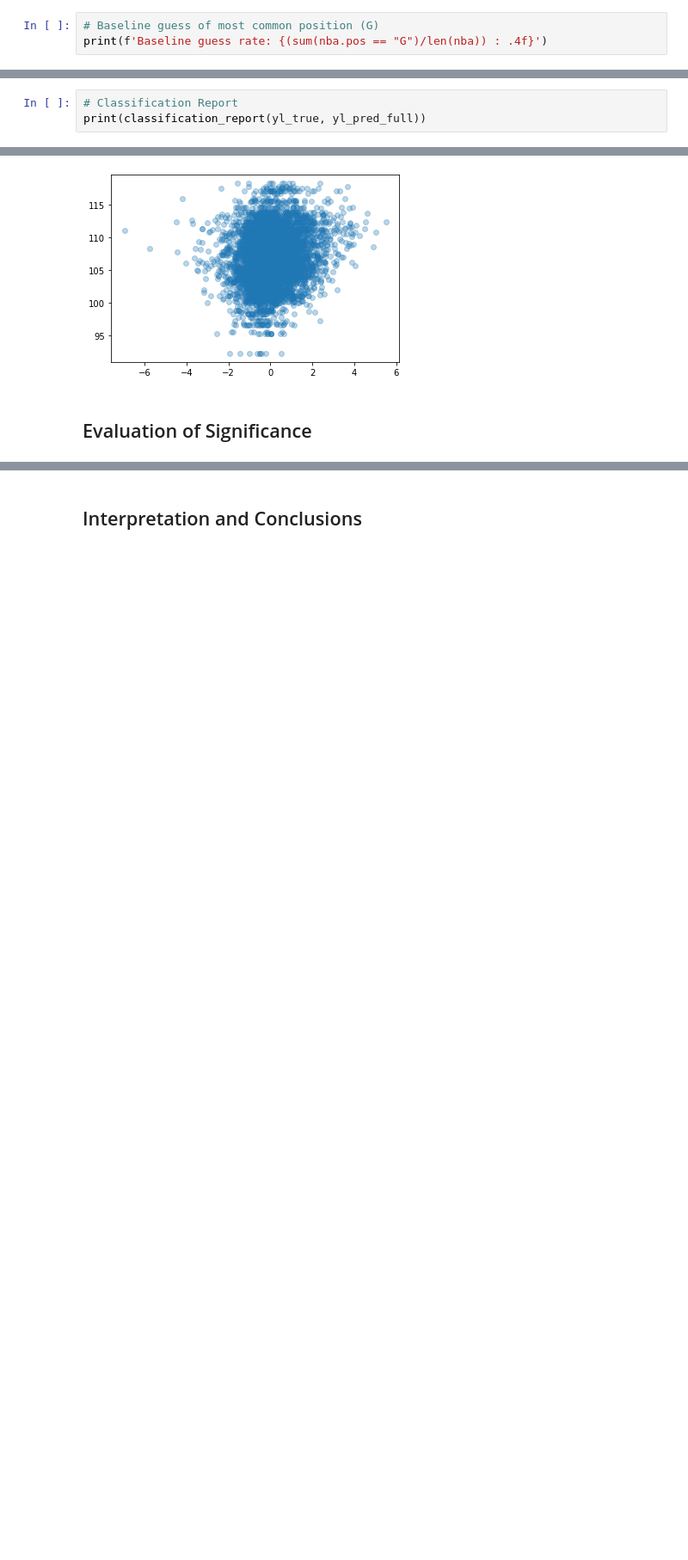
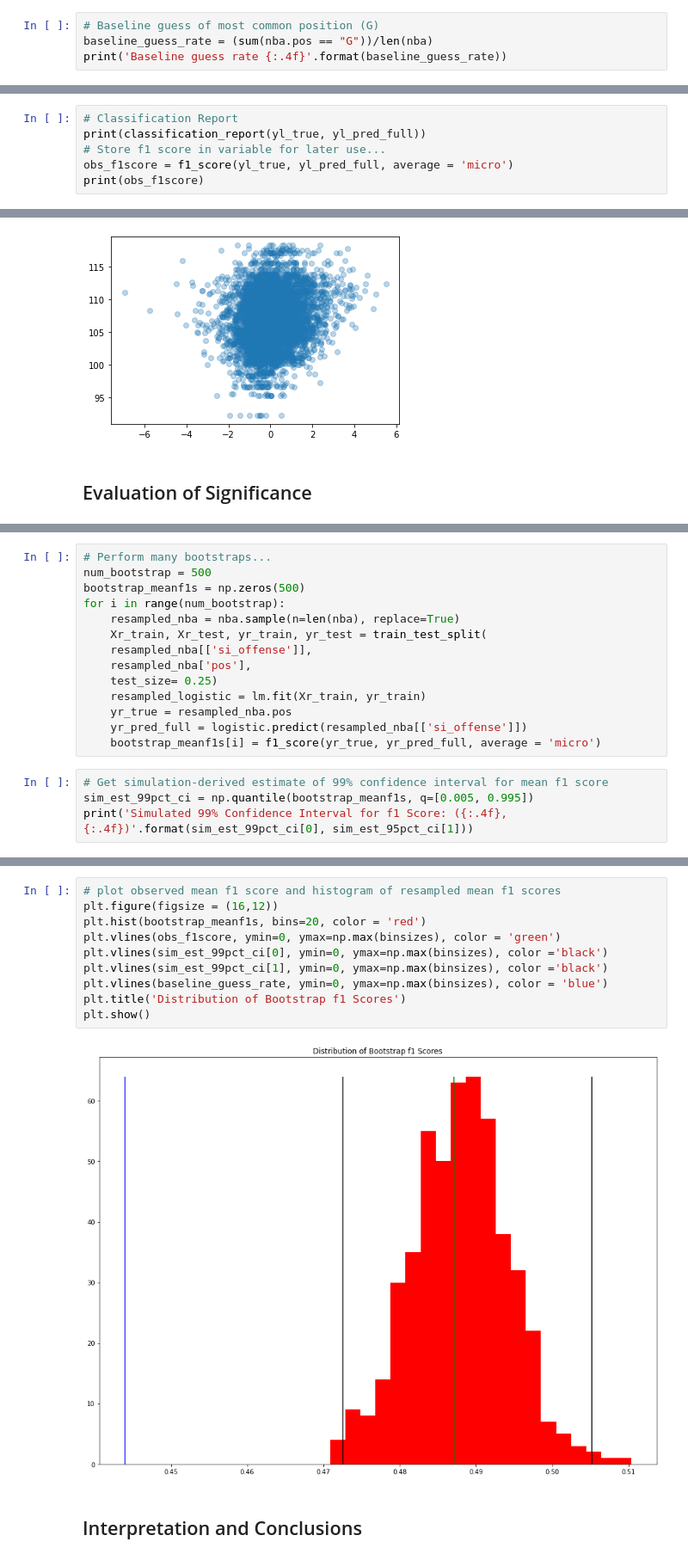
Before and after one commit to MAhram1/INFO-2950-Project, a Jupyter notebook: proj4.ipynb, the cells around one changed output, grey strips where cells are left out. Shown at 86% size. Drawn from its saved outputs; the diff is of its cells as text; blank space fills up the shorter version.

```diff
--- a/proj4.ipynb
+++ b/proj4.ipynb
@@ -572,4 +573,5 @@ Mean cross-validated testing accuracy:  0.4895
 # %%
 # Baseline guess of most common position (G)
-print(f'Baseline guess rate: {(sum(nba.pos == "G")/len(nba)) : .4f}')
+baseline_guess_rate = (sum(nba.pos == "G"))/len(nba)
+print('Baseline guess rate {:.4f}'.format(baseline_guess_rate))
 # %% [output]
@@ -594,6 +596,9 @@ plt.show()
 # %%
 # Classification Report
 print(classification_report(yl_true, yl_pred_full))
+# Store f1 score in variable for later use...
+obs_f1score = f1_score(yl_true, yl_pred_full, average = 'micro')
+print(obs_f1score)
 # %% [output]
               precision    recall  f1-score   support
 
@@ -720,0 +730,18 @@ plt.show()
+# %%
+# Perform many bootstraps...
+num_bootstrap = 500
+bootstrap_meanf1s = np.zeros(500)
+for i in range(num_bootstrap):
+    resampled_nba = nba.sample(n=len(nba), replace=True)
+    Xr_train, Xr_test, yr_train, yr_test = train_test_split(
+    resampled_nba[['si_offense']],
+    resampled_nba['pos'],
+    test_size= 0.25)
+    resampled_logistic = lm.fit(Xr_train, yr_train)
+    yr_true = resampled_nba.pos
+    yr_pred_full = logistic.predict(resampled_nba[['si_offense']])
+    bootstrap_meanf1s[i] = f1_score(yr_true, yr_pred_full, average = 'micro')
+# %%
+# Get simulation-derived estimate of 99% confidence interval for mean f1 score
+sim_est_99pct_ci = np.quantile(bootstrap_meanf1s, q=[0.005, 0.995])
+print('Simulated 99% Confidence Interval for f1 Score: ({:.4f},{:.4f})'.format(sim_est_99pct_ci[0], sim_est_95pct_ci[1]))
@@ -721,3 +750,15 @@ plt.show()
+# %%
+# plot observed mean f1 score and histogram of resampled mean f1 scores
+plt.figure(figsize = (16,12))
+plt.hist(bootstrap_meanf1s, bins=20, color = 'red')
+plt.vlines(obs_f1score, ymin=0, ymax=np.max(binsizes), color = 'green')
+plt.vlines(sim_est_99pct_ci[0], ymin=0, ymax=np.max(binsizes), color ='black')
+plt.vlines(sim_est_99pct_ci[1], ymin=0, ymax=np.max(binsizes), color ='black')
+plt.vlines(baseline_guess_rate, ymin=0, ymax=np.max(binsizes), color = 'blue')
+plt.title('Distribution of Bootstrap f1 Scores')
+plt.show()
+# %% [output]
+[figure, added]
 # %% [markdown]
 ## Interpretation and Conclusions
 # %% [markdown]
```
Also changed, not shown: parts of 7 cells of this notebook.
